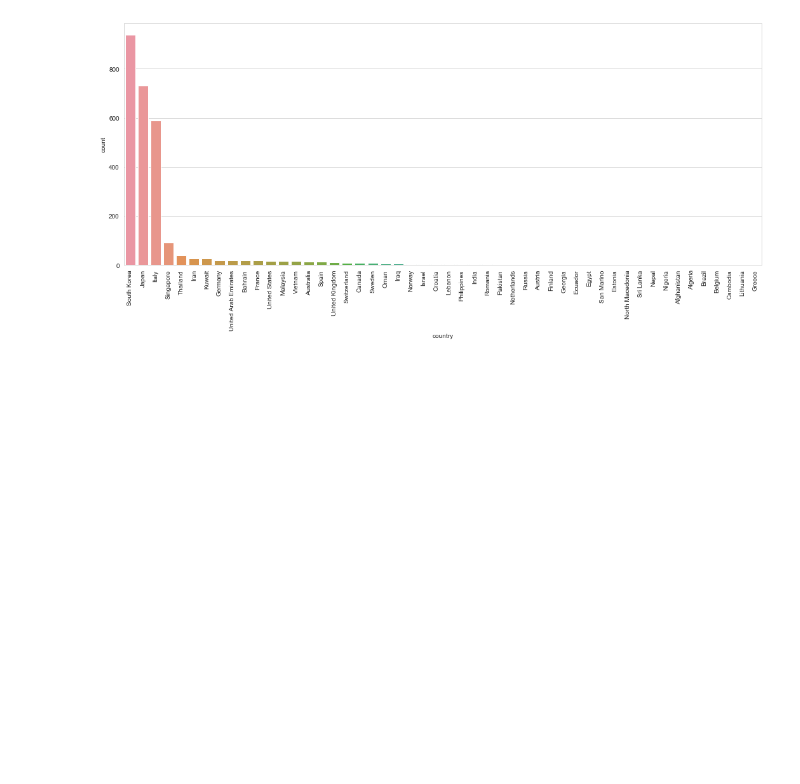
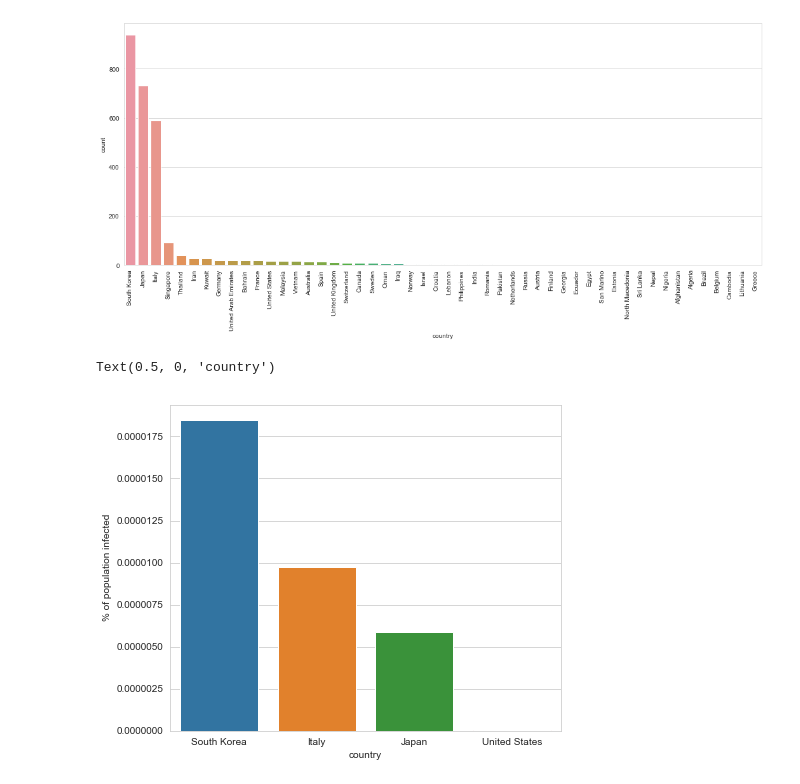
Before and after one commit to jsutch/covid-19, a Jupyter notebook: COVID-19 Analysis.ipynb, the cells around one changed output. Saved outputs shown, nothing was run; the diff lists cells and outputs as text; code cells hidden in the pictures; blank space fills up the shorter version.

```diff
--- a/COVID-19 Analysis.ipynb
+++ b/COVID-19 Analysis.ipynb
@@ -176,3 +178,13 @@ plt.xticks(rotation=90)
 plt.show()
 # %% [output]
 [figure]
+# %%
+plt.figure(figsize=(7,6))
+sns.barplot(x=['South Korea','Italy','Japan','United States'],
+
+y=[938/50_800_000,588/60_430_000,731/124_800_000,17/327_170_000])
+plt.ylabel("% of population infected")
+plt.xlabel("country")
+# %% [output]
+Text(0.5, 0, 'country')
+[figure, added]
```
Also changed, not shown: parts of 10 cells of this notebook.
